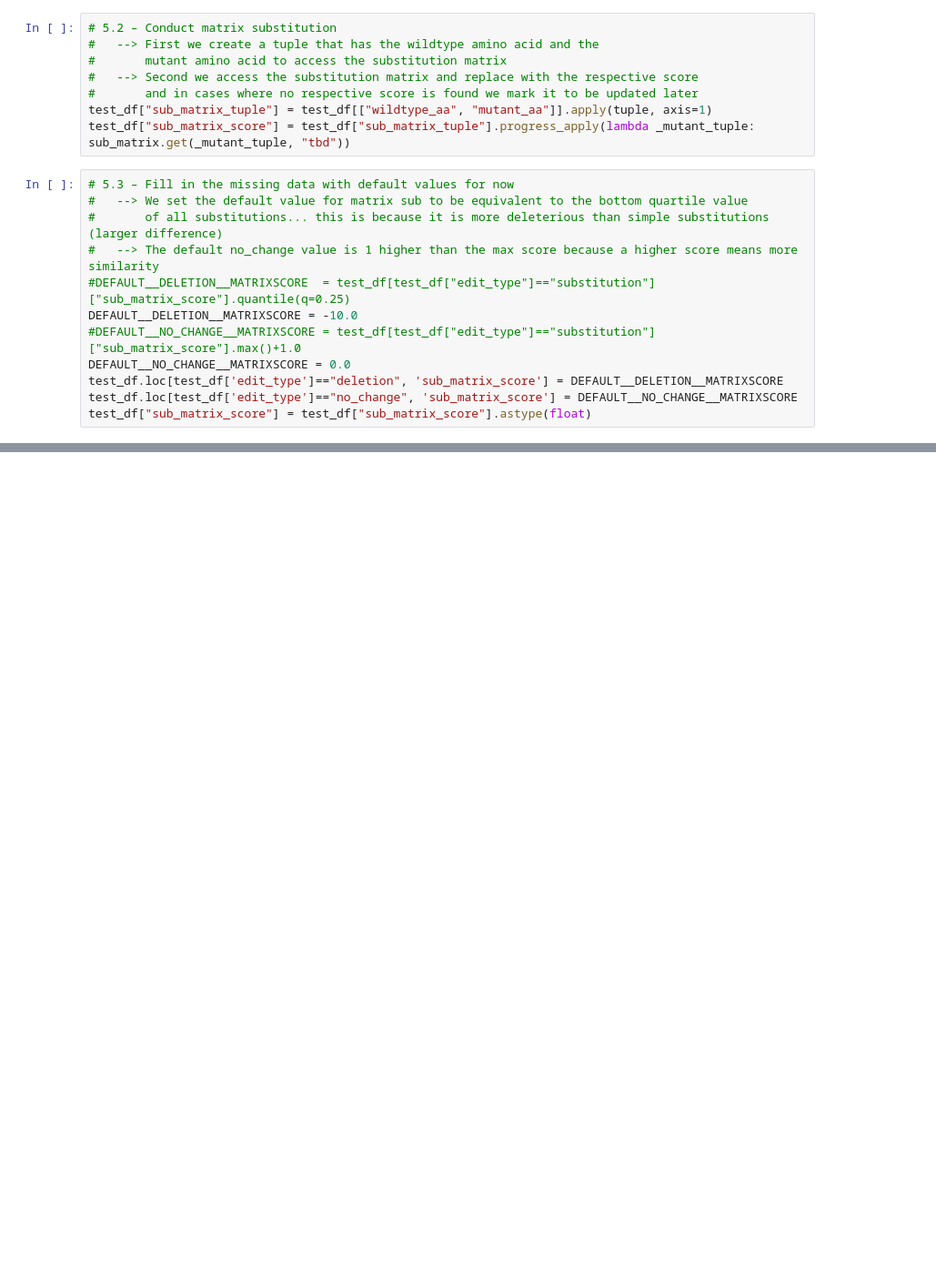
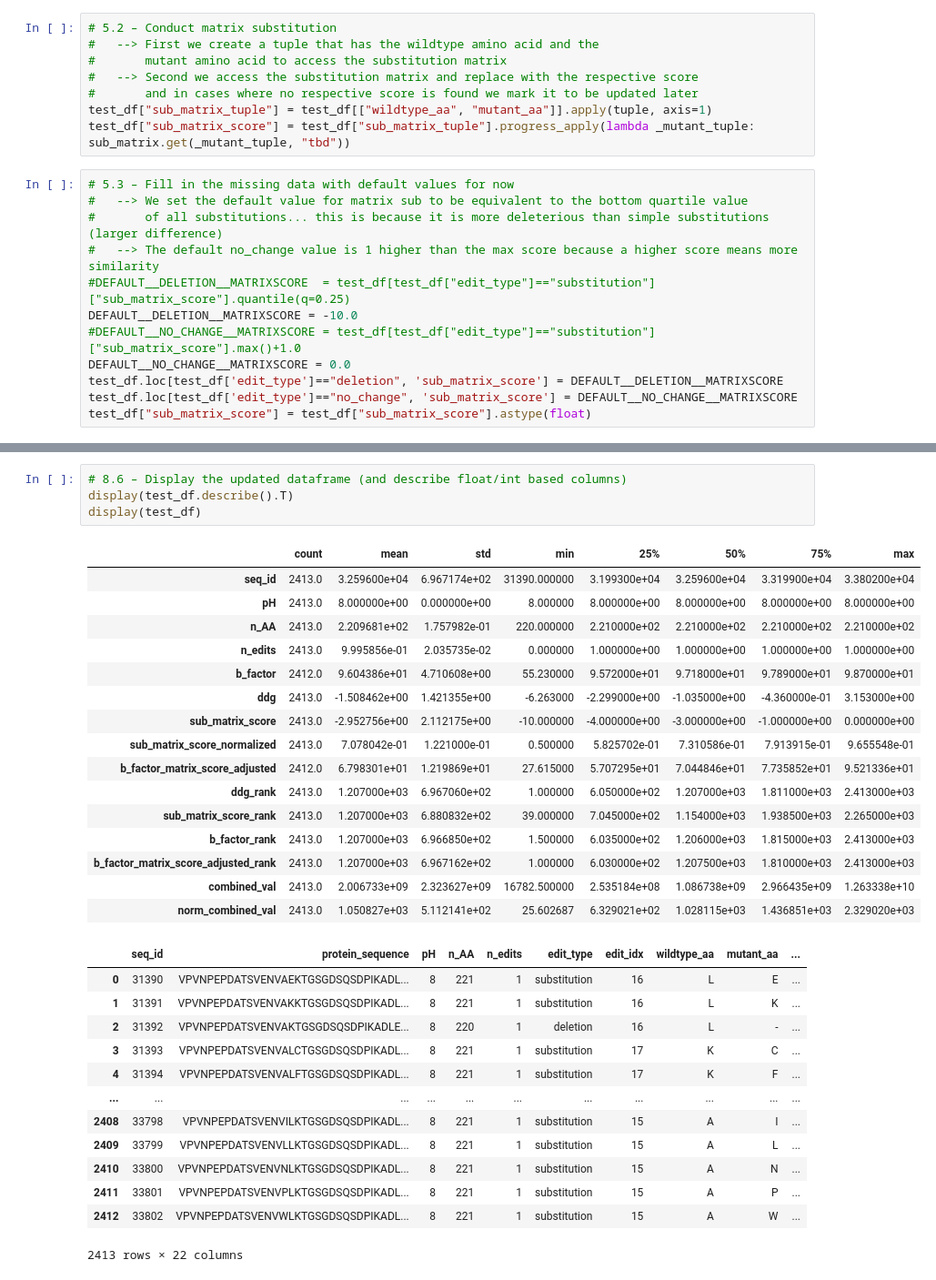
Before and after one commit to mattocanas/Novozyme-Stability-Prediction, a Jupyter notebook: Main.ipynb, the cells around one changed output, grey strips where cells are left out. Shown at 91% size. Saved outputs shown, nothing was run; the diff lists cells and outputs as text; blank space fills up the shorter version.

```diff
--- a/Main.ipynb
+++ b/Main.ipynb
@@ -1332,0 +1483,34 @@ display(test_df)
+# %%
+# 8.6 – Display the updated dataframe (and describe float/int based columns)
+display(test_df.describe().T)
+display(test_df)
+# %% [output]
+|  | count | mean | std | min | 25% | 50% | 75% | max |
+| seq_id | 2413.0 | 3.259600e+04 | 6.967174e+02 | 31390.000000 | 3.199300e+04 | 3.259600e+04 | 3.319900e+04 | 3.380200e+04 |
+| pH | 2413.0 | 8.000000e+00 | 0.000000e+00 | 8.000000 | 8.000000e+00 | 8.000000e+00 | 8.000000e+00 | 8.000000e+00 |
+| n_AA | 2413.0 | 2.209681e+02 | 1.757982e-01 | 220.000000 | 2.210000e+02 | 2.210000e+02 | 2.210000e+02 | 2.210000e+02 |
+| n_edits | 2413.0 | 9.995856e-01 | 2.035735e-02 | 0.000000 | 1.000000e+00 | 1.000000e+00 | 1.000000e+00 | 1.000000e+00 |
+| b_factor | 2412.0 | 9.604386e+01 | 4.710608e+00 | 55.230000 | 9.572000e+01 | 9.718000e+01 | 9.789000e+01 | 9.870000e+01 |
+| ddg | 2413.0 | -1.508462e+00 | 1.421355e+00 | -6.263000 | -2.299000e+00 | -1.035000e+00 | -4.360000e-01 | 3.153000e+00 |
+| sub_matrix_score | 2413.0 | -2.952756e+00 | 2.112175e+00 | -10.000000 | -4.000000e+00 | -3.000000e+00 | -1.000000e+00 | 0.000000e+00 |
+| sub_matrix_score_normalized | 2413.0 | 7.078042e-01 | 1.221000e-01 | 0.500000 | 5.825702e-01 | 7.310586e-01 | 7.913915e-01 | 9.655548e-01 |
+| b_factor_matrix_score_adjusted | 2412.0 | 6.798301e+01 | 1.219869e+01 | 27.615000 | 5.707295e+01 | 7.044846e+01 | 7.735852e+01 | 9.521336e+01 |
+| ddg_rank | 2413.0 | 1.207000e+03 | 6.967060e+02 | 1.000000 | 6.050000e+02 | 1.207000e+03 | 1.811000e+03 | 2.413000e+03 |
+| sub_matrix_score_rank | 2413.0 | 1.207000e+03 | 6.880832e+02 | 39.000000 | 7.045000e+02 | 1.154000e+03 | 1.938500e+03 | 2.265000e+03 |
+| b_factor_rank | 2413.0 | 1.207000e+03 | 6.966850e+02 | 1.500000 | 6.035000e+02 | 1.206000e+03 | 1.815000e+03 | 2.413000e+03 |
+| b_factor_matrix_score_adjusted_rank | 2413.0 | 1.207000e+03 | 6.967162e+02 | 1.000000 | 6.030000e+02 | 1.207500e+03 | 1.810000e+03 | 2.413000e+03 |
+| combined_val | 2413.0 | 2.006733e+09 | 2.323627e+09 | 16782.500000 | 2.535184e+08 | 1.086738e+09 | 2.966435e+09 | 1.263338e+10 |
+| norm_combined_val | 2413.0 | 1.050827e+03 | 5.112141e+02 | 25.602687 | 6.329021e+02 | 1.028115e+03 | 1.436851e+03 | 2.329020e+03 |
+|  | seq_id | protein_sequence | pH | n_AA | n_edits | edit_type | edit_idx | wildtype_aa | mutant_aa | ... |
+| 0 | 31390 | VPVNPEPDATSVENVAEKTGSGDSQSDPIKADL... | 8 | 221 | 1 | substitution | 16 | L | E | ... |
+| 1 | 31391 | VPVNPEPDATSVENVAKKTGSGDSQSDPIKADL... | 8 | 221 | 1 | substitution | 16 | L | K | ... |
+| 2 | 31392 | VPVNPEPDATSVENVAKTGSGDSQSDPIKADLE... | 8 | 220 | 1 | deletion | 16 | L | - | ... |
+| 3 | 31393 | VPVNPEPDATSVENVALCTGSGDSQSDPIKADL... | 8 | 221 | 1 | substitution | 17 | K | C | ... |
+| 4 | 31394 | VPVNPEPDATSVENVALFTGSGDSQSDPIKADL... | 8 | 221 | 1 | substitution | 17 | K | F | ... |
+| ... | ... | ... | ... | ... | ... | ... | ... | ... | ... | ... |
+| 2408 | 33798 | VPVNPEPDATSVENVILKTGSGDSQSDPIKADL... | 8 | 221 | 1 | substitution | 15 | A | I | ... |
+| 2409 | 33799 | VPVNPEPDATSVENVLLKTGSGDSQSDPIKADL... | 8 | 221 | 1 | substitution | 15 | A | L | ... |
+| 2410 | 33800 | VPVNPEPDATSVENVNLKTGSGDSQSDPIKADL... | 8 | 221 | 1 | substitution | 15 | A | N | ... |
+| 2411 | 33801 | VPVNPEPDATSVENVPLKTGSGDSQSDPIKADL... | 8 | 221 | 1 | substitution | 15 | A | P | ... |
+| 2412 | 33802 | VPVNPEPDATSVENVWLKTGSGDSQSDPIKADL... | 8 | 221 | 1 | substitution | 15 | A | W | ... |
+2413 rows × 22 columns
```
Also changed, not shown: parts of 23 cells of this notebook.
